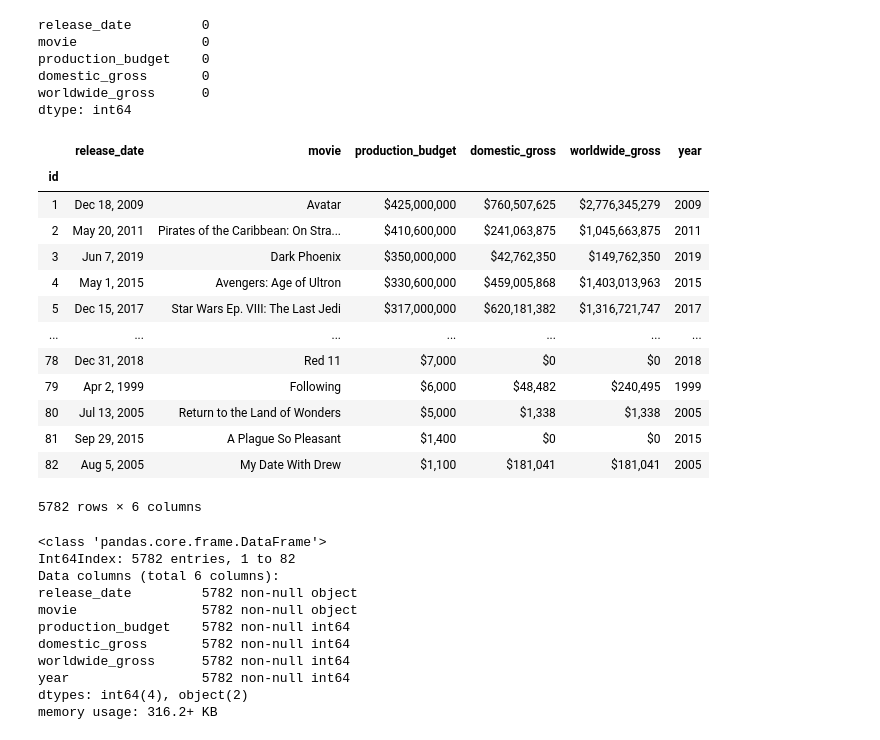
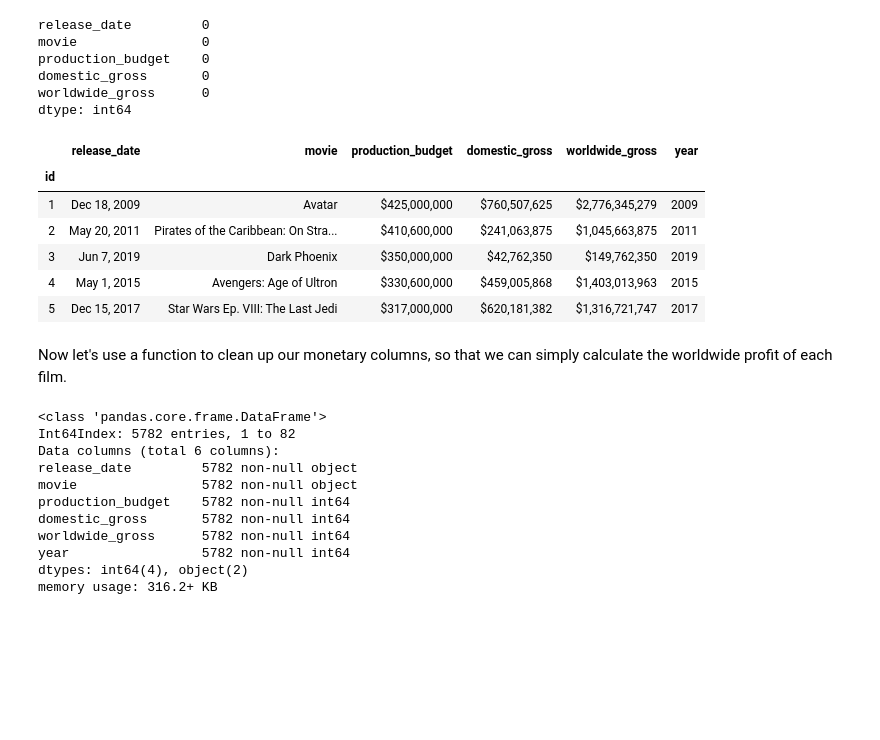
Before and after one commit to tcastanley/Movie_Analysis, a Jupyter notebook: Orin's glob.ipynb, the cells around one changed output. Drawn from its saved outputs; the diff is of its cells as text; code cells hidden in the pictures; blank space fills up the shorter version.

```diff
--- a/Orin's glob.ipynb
+++ b/Orin's glob.ipynb
@@ -152,22 +153,17 @@ dtype: int64
 # %%
 tn_movie_budgets_df['year'] =  pd.DatetimeIndex(tn_movie_budgets_df['release_date']).year
 # %%
-tn_movie_budgets_df
+tn_movie_budgets_df.head()
 # %% [output]
 |  | release_date | movie | production_budget | domestic_gross | worldwide_gross | year |
 | id |  |  |  |  |  |  |
 | 1 | Dec 18, 2009 | Avatar | $425,000,000 | $760,507,625 | $2,776,345,279 | 2009 |
 | 2 | May 20, 2011 | Pirates of the Caribbean: On Stra... | $410,600,000 | $241,063,875 | $1,045,663,875 | 2011 |
 | 3 | Jun 7, 2019 | Dark Phoenix | $350,000,000 | $42,762,350 | $149,762,350 | 2019 |
 | 4 | May 1, 2015 | Avengers: Age of Ultron | $330,600,000 | $459,005,868 | $1,403,013,963 | 2015 |
 | 5 | Dec 15, 2017 | Star Wars Ep. VIII: The Last Jedi | $317,000,000 | $620,181,382 | $1,316,721,747 | 2017 |
-| ... | ... | ... | ... | ... | ... | ... |
-| 78 | Dec 31, 2018 | Red 11 | $7,000 | $0 | $0 | 2018 |
-| 79 | Apr 2, 1999 | Following | $6,000 | $48,482 | $240,495 | 1999 |
-| 80 | Jul 13, 2005 | Return to the Land of Wonders | $5,000 | $1,338 | $1,338 | 2005 |
-| 81 | Sep 29, 2015 | A Plague So Pleasant | $1,400 | $0 | $0 | 2015 |
-| 82 | Aug 5, 2005 | My Date With Drew | $1,100 | $181,041 | $181,041 | 2005 |
-5782 rows × 6 columns
+# %% [markdown]
+Now let's use a function to clean up our monetary columns, so that we can simply calculate the worldwide profit of each film.
 # %%
 def convert_amt_to_int(df, col):
     df[col] = df[col].str.replace("$", "").str.replace(",", "").astype('int')       #replacing unwanted characters
```
Also changed, not shown: parts of 15 cells of this notebook.
